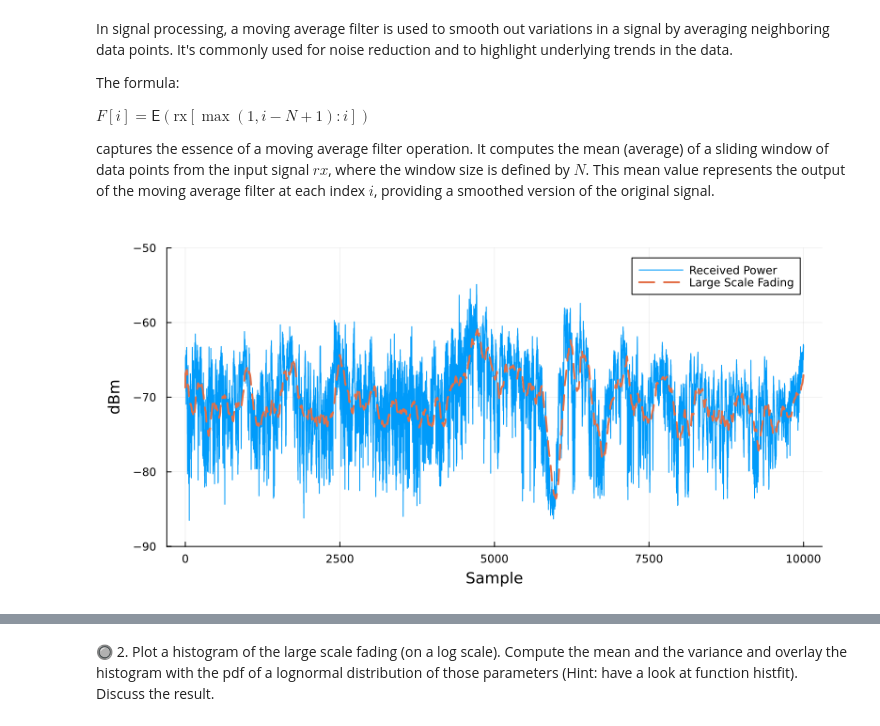
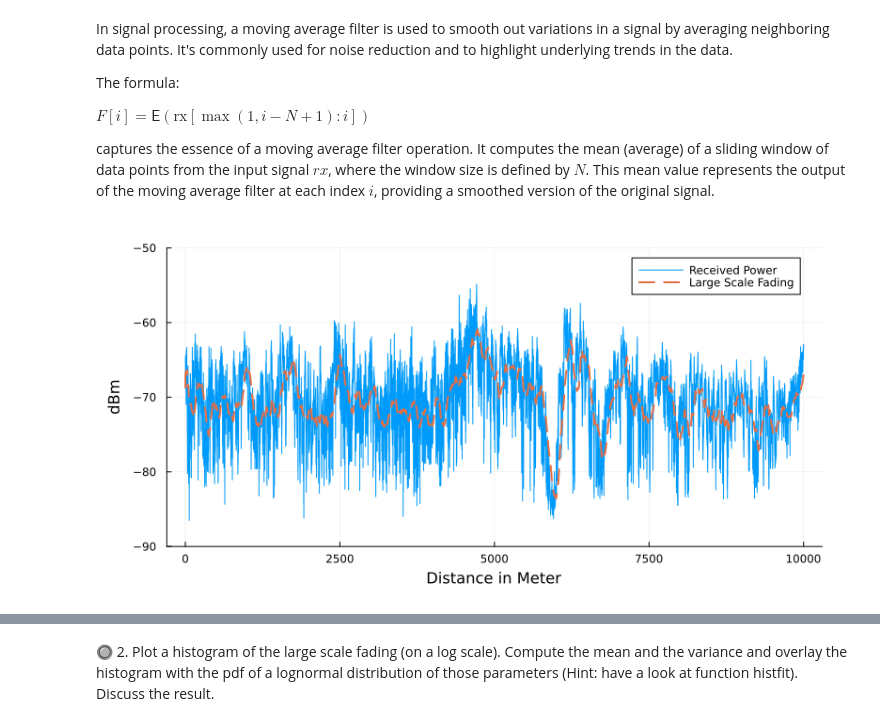
Before and after one commit to setrar/RADIO, a Jupyter notebook: Assignements/2/REPORT.ipynb, the cells around one changed output, grey strips where cells are left out. Cells and saved outputs as stored; diff of their text form; code cells hidden in the pictures.

```diff
--- a/Assignements/2/REPORT.ipynb
+++ b/Assignements/2/REPORT.ipynb
@@ -42,20 +42,20 @@ captures the essence of a moving average filter operation. It computes the mean
 # %%
 # Moving Average Filter
 𝖥 = [ 𝔼( 𝑷ᵣₓ[ max(1, i-N+1): i ] ) for i in 1:length(𝑷ᵣₓ) ];
-# %%
-# Plotting
-plot(𝑷ᵣₓ
-    , label="Received Power"
-    , xlabel="Sample", ylabel="dBm"
-    , linewidth=1
-    , size = (800,400)
-    , ylims = (-90, -50)
-)
-plot!(𝖥
-    , label="Large Scale Fading"
-    , linewidth=2
-    , linestyle=:dash
-    , margin = 5mm
-)
-# %% [output]
-[figure, removed]
+# %%
+# Plotting
+plot(𝑷ᵣₓ
+    , label="Received Power"
+    , xlabel="Distance in Meter", ylabel="dBm"
+    , linewidth=1
+    , size = (800,400)
+    , ylims = (-90, -50)
+)
+plot!(𝖥
+    , label="Large Scale Fading"
+    , linewidth=2
+    , linestyle=:dash
+    , margin = 5mm
+)
+# %% [output]
+[figure, added]
```
Also changed, not shown: parts of 6 cells of this notebook.
